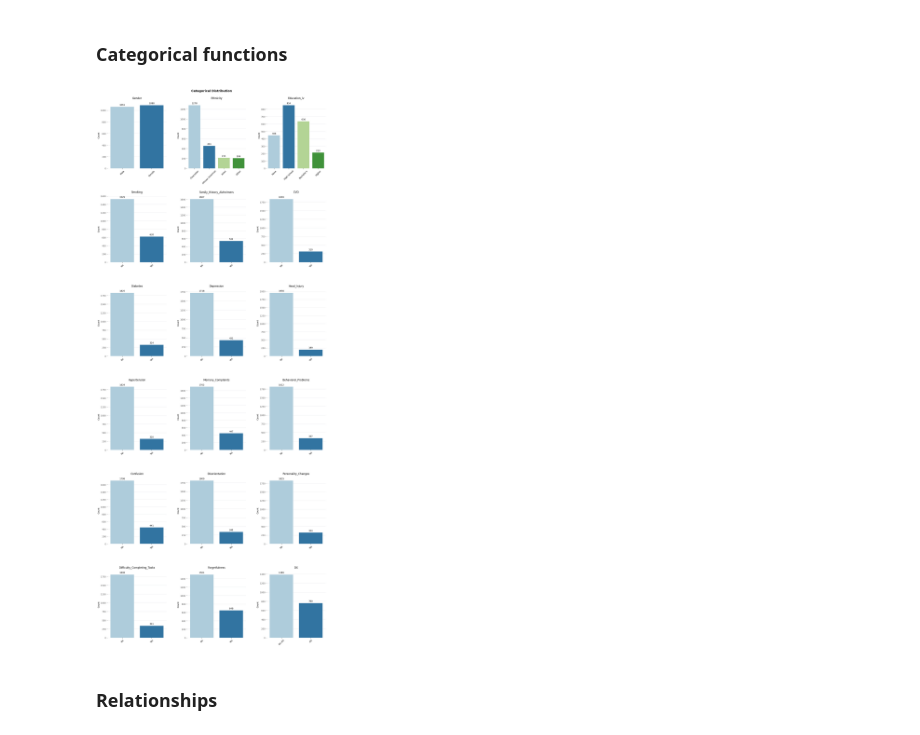
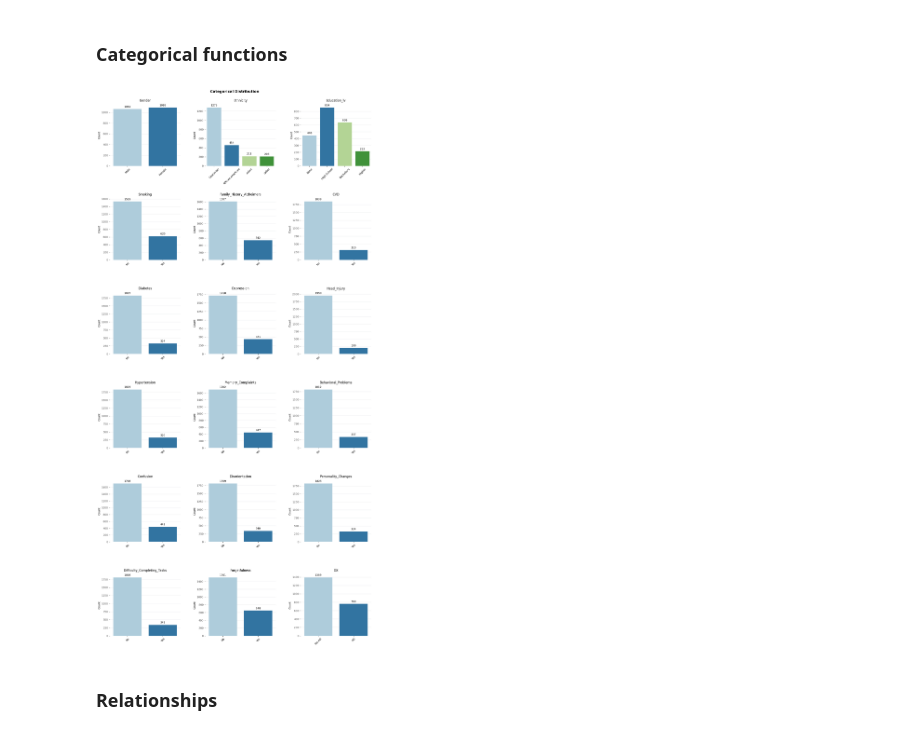
Before and after one commit to mardelmir/EDA_Project, a Jupyter notebook: functions.ipynb, the cells around one changed output. Cells and saved outputs as stored; diff of their text form; code cells hidden in the pictures.

```diff
--- a/functions.ipynb
+++ b/functions.ipynb
@@ -31,7 +31,7 @@ df_main['Education_lv'] = df_main['Education_lv'].fillna('None')
 # %%
 main_clasif = dt.classify_by_cardinality(df_main)
 column_selection = main_clasif.loc[main_clasif['Suggested Type'].isin(['Binary', 'Categorical'])]
-categorical = column_selection.index.to_list()
+categorical_main = column_selection.index.to_list()
 
 new_labels = {
     'Gender': ['Male', 'Female'],
@@ -115,7 +115,7 @@ def plot_categorical_distribution(df, cat_columns, n_columns = 3, *, relative =
     n_rows = (n_plots // n_columns) + (1 if n_plots % n_columns != 0 else 0)
 
     # Create the base figure and a grid of subplots with the specified size
-    fig, axs = plt.subplots(n_rows, n_columns, figsize = (5 * n_columns, 6 * n_rows))
+    fig, axs = plt.subplots(n_rows, n_columns, figsize = (5 * n_columns, 5 * n_rows))
     axs = axs.flatten() if n_plots > 1 else [axs]
 
     # Set figure title and update palette if string is empty
@@ -169,9 +169,9 @@ def plot_categorical_distribution(df, cat_columns, n_columns = 3, *, relative =
     plt.tight_layout(h_pad = 3, w_pad = 5)
     plt.show()
 # %%
-plot_categorical_distribution(df_main, categorical, custom_labels=new_labels, palette = 'Paired', show_values=True)
+plot_categorical_distribution(df_main, categorical_main, custom_labels=new_labels, palette = 'Paired', show_values=True)
 # %% [output]
-[figure, old version]
+[figure, new version]
 # %% [markdown]
 ### Relationships
 # %%
```
Also changed, not shown: parts of 3 cells of this notebook, 3 other files.
